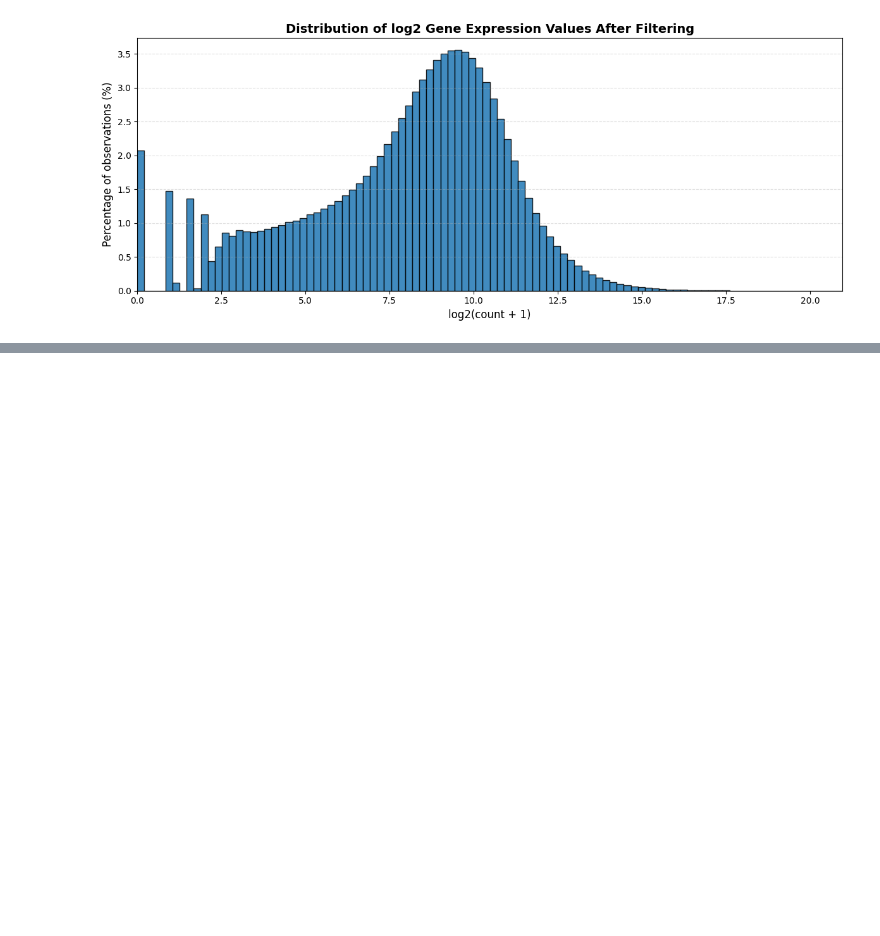
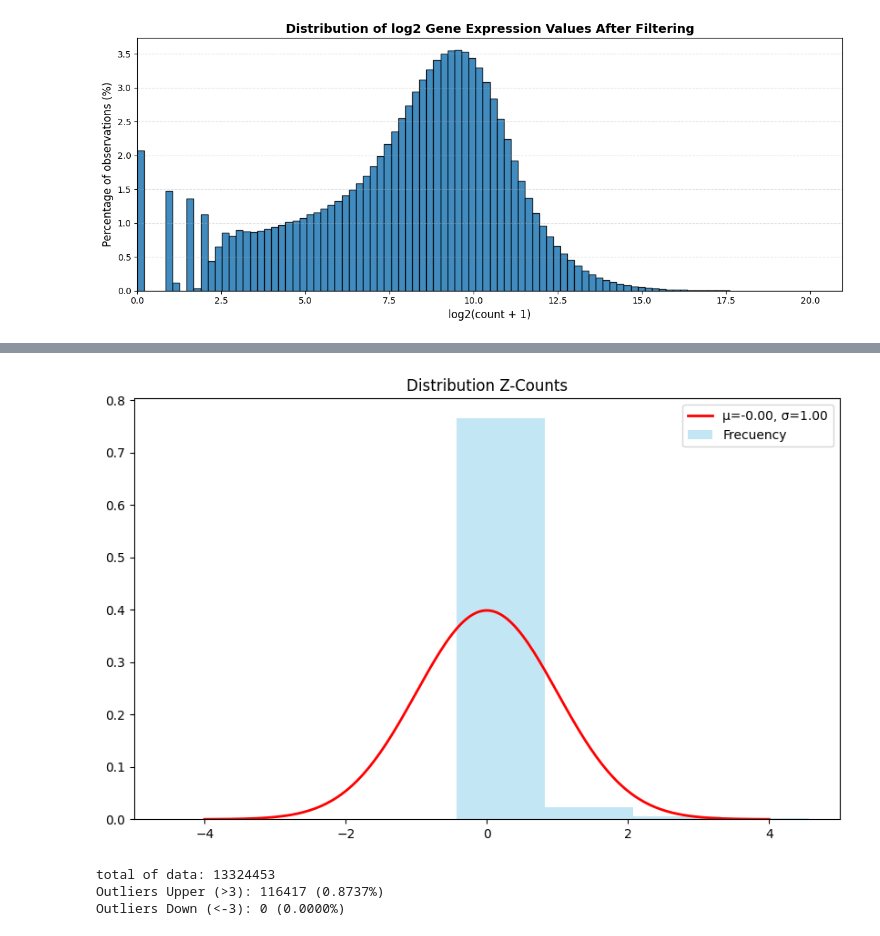
Before and after one commit to Fasmanuel2002/UPSA_Thesis_Research, a Jupyter notebook: research/notebooks/RenSeq.ipynb, the cells around one changed output, grey strips where cells are left out. Saved outputs shown, nothing was run; the diff lists cells and outputs as text; code cells hidden in the pictures; blank space fills up the shorter version.

```diff
--- a/research/notebooks/RenSeq.ipynb
+++ b/research/notebooks/RenSeq.ipynb
@@ -355,0 +301,38 @@ print(z_counts)
+# %%
+import numpy as np
+import matplotlib.pyplot as plt
+from scipy.stats import norm
+
+data = z_counts.values.ravel()
+
+
+mu = np.nanmean(data)
+std = np.nanstd(data)
+
+counts, bins = np.histogram(data, bins=100, density=True)
+bin_centers = (bins[:-1] + bins[1:]) / 2
+
+plt.figure(figsize=(10, 6))
+plt.bar(bin_centers, counts, width=(bins[1]-bins[0]), color='skyblue', alpha=0.5, label='Frecuency')
+
+x = np.linspace(mu - 4*std, mu + 4*std, 200)
+p = norm.pdf(x, mu, std)
+plt.plot(x, p, 'r', lw=2, label=f'μ={mu:.2f}, σ={std:.2f}')
+
+plt.title("Distribution Z-Counts")
+plt.xlim(-5, 5)
+plt.legend()
+plt.show()
+# %% [output]
+[figure, added]
+# %%
+upper_outliers = np.sum(data > 3)
+down_outliers = np.sum(data < -3)
+total = len(data)
+print(f"total of data: {total}")
+print(f"Outliers Upper (>3): {upper_outliers} ({100*upper_outliers/total:.4f}%)")
+print(f"Outliers Down (<-3): {down_outliers} ({100*down_outliers/total:.4f}%)")
+# %% [output]
+total of data: 13324453
+Outliers Upper (>3): 116417 (0.8737%)
+Outliers Down (<-3): 0 (0.0000%)
```
Also changed, not shown: parts of 6 cells of this notebook, 2 other files.
